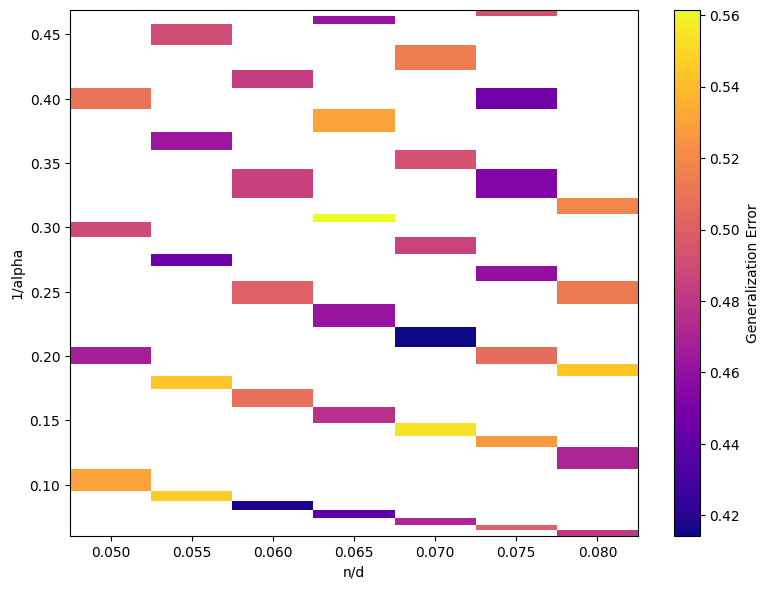
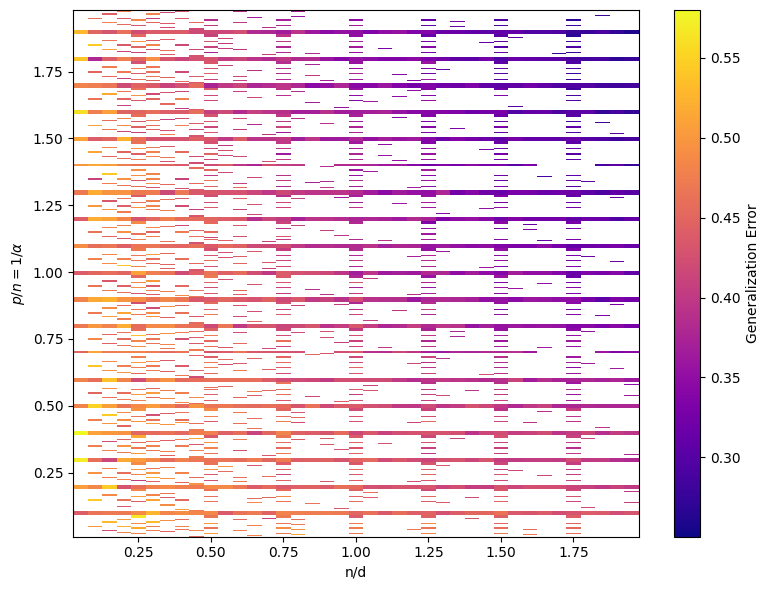
The change to this notebook cell's code, shown as a diff; its figure went from the first image to the second:
--- before
+++ after
@@ -1,7 +1,2 @@
-import numpy as np
-import matplotlib.pyplot as plt
-
-gen_errors_logistic_3d = np.array(gen_errors_logistic_3d)
-
 x = gen_errors_logistic_3d[:, 2] / d      # n/d
 y = 1 / gen_errors_logistic_3d[:, 1]      # 1/alpha
@@ -30,5 +25,5 @@
 
 ax.set_xlabel('n/d')
-ax.set_ylabel('1/alpha')
+ax.set_ylabel(r'$p/n=1/\alpha$')
 
 cbar = fig.colorbar(heatmap, ax=ax)

Commit: added gen_error_3d logistic loss